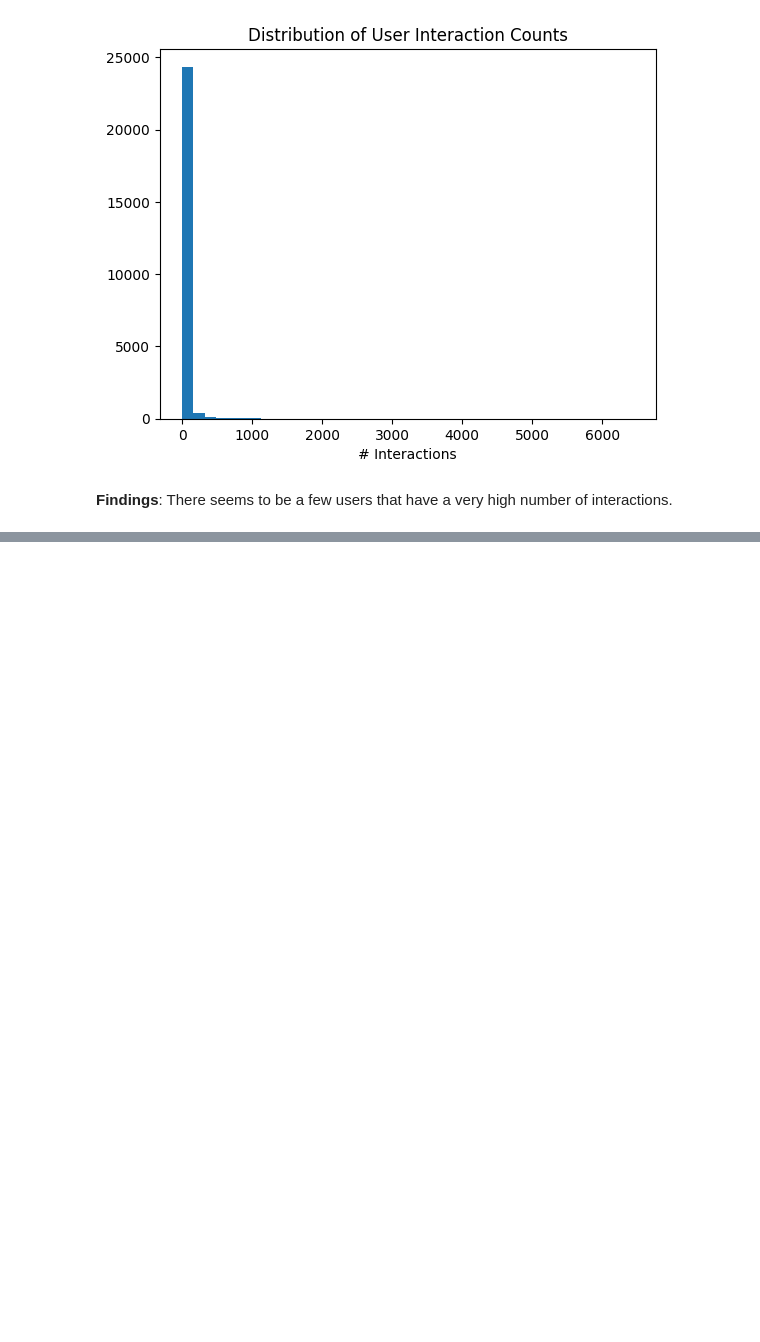
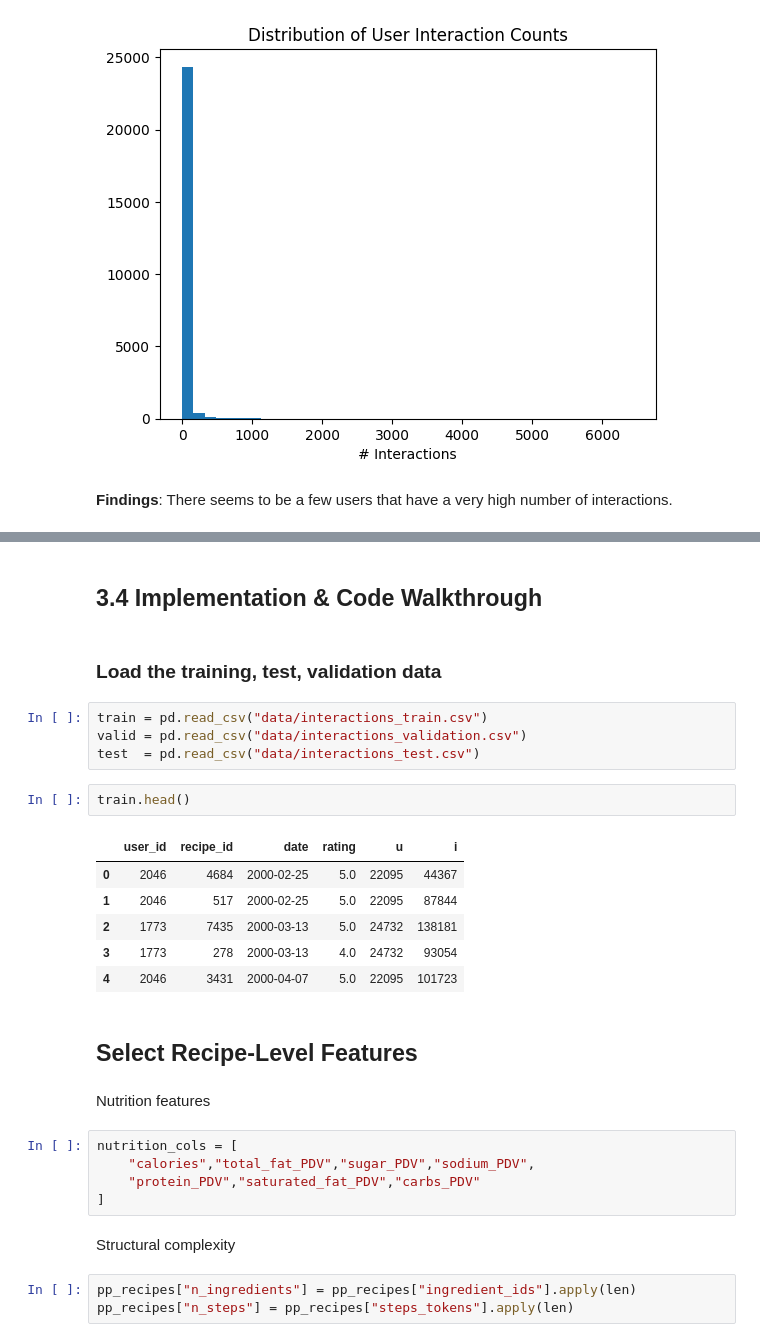
Before and after one commit to chriss-mo/recommendr, a Jupyter notebook: main2.ipynb, the cells around one changed output, grey strips where cells are left out. Drawn from its saved outputs; the diff is of its cells as text; blank space fills up the shorter version.

```diff
--- a/main2.ipynb
+++ b/main2.ipynb
@@ -531,0 +638,31 @@ Power Users: 251
+# %% [markdown]
+## 3.4 Implementation & Code Walkthrough
+# %% [markdown]
+### Load the training, test, validation data
+# %%
+train = pd.read_csv("data/interactions_train.csv")
+valid = pd.read_csv("data/interactions_validation.csv")
+test  = pd.read_csv("data/interactions_test.csv")
+# %%
+train.head()
+# %% [output]
+|  | user_id | recipe_id | date | rating | u | i |
+| 0 | 2046 | 4684 | 2000-02-25 | 5.0 | 22095 | 44367 |
+| 1 | 2046 | 517 | 2000-02-25 | 5.0 | 22095 | 87844 |
+| 2 | 1773 | 7435 | 2000-03-13 | 5.0 | 24732 | 138181 |
+| 3 | 1773 | 278 | 2000-03-13 | 4.0 | 24732 | 93054 |
+| 4 | 2046 | 3431 | 2000-04-07 | 5.0 | 22095 | 101723 |
+# %% [markdown]
+## Select Recipe-Level Features
+# %% [markdown]
+Nutrition features
+# %%
+nutrition_cols = [
+    "calories","total_fat_PDV","sugar_PDV","sodium_PDV",
+    "protein_PDV","saturated_fat_PDV","carbs_PDV"
+]
+# %% [markdown]
+Structural complexity
+# %%
+pp_recipes["n_ingredients"] = pp_recipes["ingredient_ids"].apply(len)
+pp_recipes["n_steps"] = pp_recipes["steps_tokens"].apply(len)
```
Also changed, not shown: parts of 54 cells of this notebook.
